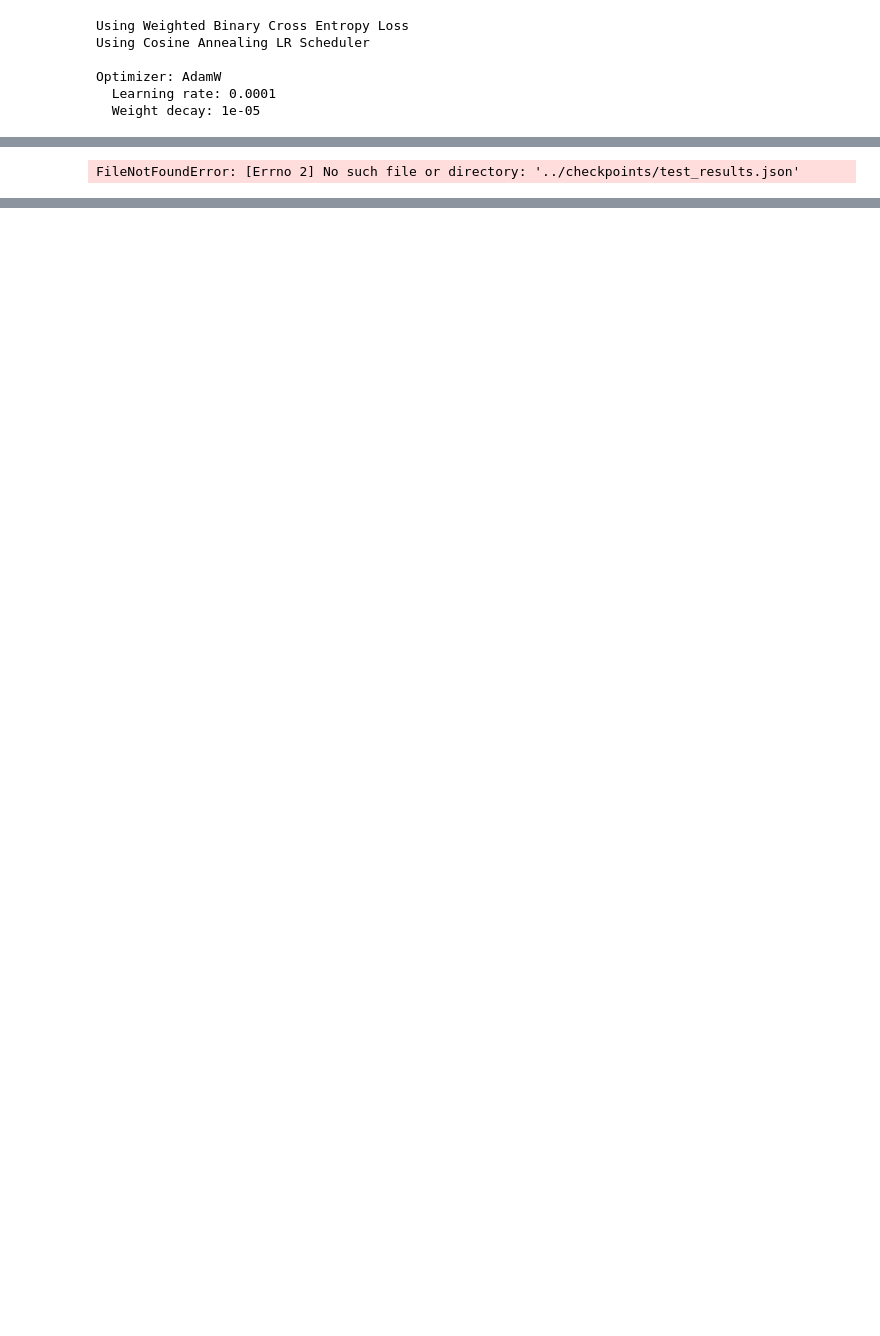
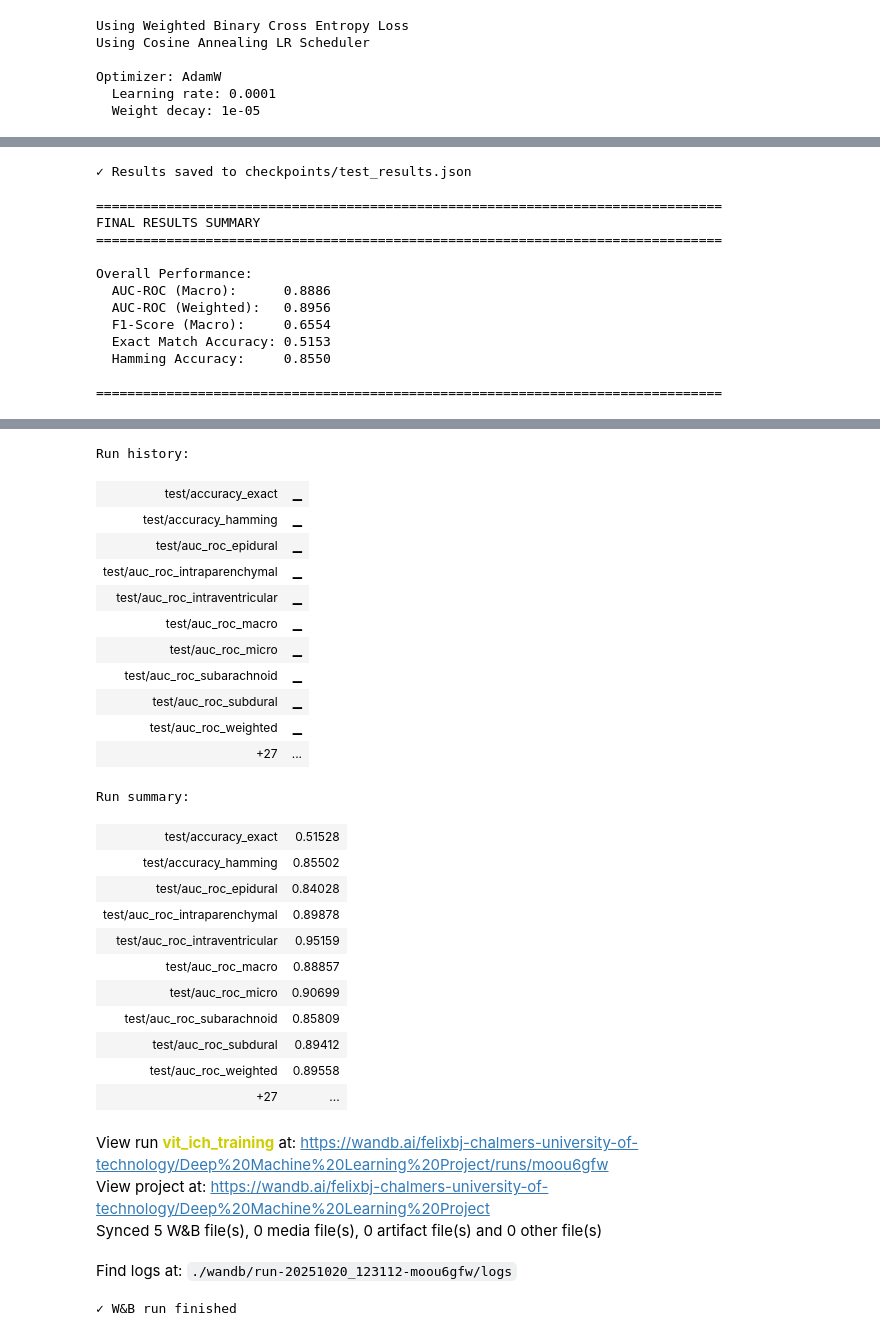
Before and after one commit to xvxnoah/Deep-Machine-Learning-Project, a Jupyter notebook: notebooks/training_notebook.ipynb, the cells around one changed output, grey strips where cells are left out. Drawn from its saved outputs; the diff is of its cells as text; code cells hidden in the pictures; blank space fills up the shorter version.

Commit message:
First run on Chalmers computer

```diff
--- a/notebooks/training_notebook.ipynb
+++ b/notebooks/training_notebook.ipynb
@@ -452,7 +382,7 @@ results = {
     'config': config
 }
 
-results_path = Path('../checkpoints/test_results.json')
+results_path = Path('./checkpoints/test_results.json')
 with open(results_path, 'w') as f:
     json.dump(results, f, indent=2)
 
@@ -475,4 +405,17 @@ if USE_WANDB:
     wandb.finish()
     print("✓ W&B run finished")
 # %% [output]
-FileNotFoundError: [Errno 2] No such file or directory: '../checkpoints/test_results.json'
+✓ Results saved to checkpoints/test_results.json
+
+================================================================================
+FINAL RESULTS SUMMARY
+================================================================================
+
+Overall Performance:
+  AUC-ROC (Macro):      0.8886
+  AUC-ROC (Weighted):   0.8956
+  F1-Score (Macro):     0.6554
+  Exact Match Accuracy: 0.5153
+  Hamming Accuracy:     0.8550
+
+================================================================================
@@ -478,0 +423,29 @@ FileNotFoundError: [Errno 2] No such file or directory: '../checkpoints/test_res
+Run history:
+| test/accuracy_exact | ▁ |
+| test/accuracy_hamming | ▁ |
+| test/auc_roc_epidural | ▁ |
+| test/auc_roc_intraparenchymal | ▁ |
+| test/auc_roc_intraventricular | ▁ |
+| test/auc_roc_macro | ▁ |
+| test/auc_roc_micro | ▁ |
+| test/auc_roc_subarachnoid | ▁ |
+| test/auc_roc_subdural | ▁ |
+| test/auc_roc_weighted | ▁ |
+| +27 | ... |
+Run summary:
+| test/accuracy_exact | 0.51528 |
+| test/accuracy_hamming | 0.85502 |
+| test/auc_roc_epidural | 0.84028 |
+| test/auc_roc_intraparenchymal | 0.89878 |
+| test/auc_roc_intraventricular | 0.95159 |
+| test/auc_roc_macro | 0.88857 |
+| test/auc_roc_micro | 0.90699 |
+| test/auc_roc_subarachnoid | 0.85809 |
+| test/auc_roc_subdural | 0.89412 |
+| test/auc_roc_weighted | 0.89558 |
+| +27 | ... |
+View run vit_ich_training at: https://wandb.ai/felixbj-chalmers-university-of-technology/Deep%20Machine%20Learning%20Project/runs/moou6gfw
+View project at: https://wandb.ai/felixbj-chalmers-university-of-technology/Deep%20Machine%20Learning%20Project
+Synced 5 W&B file(s), 0 media file(s), 0 artifact file(s) and 0 other file(s)
+Find logs at: ./wandb/run-20251020_123112-moou6gfw/logs
+✓ W&B run finished
```
Also changed, not shown: parts of 10 cells of this notebook, 4 other files.
